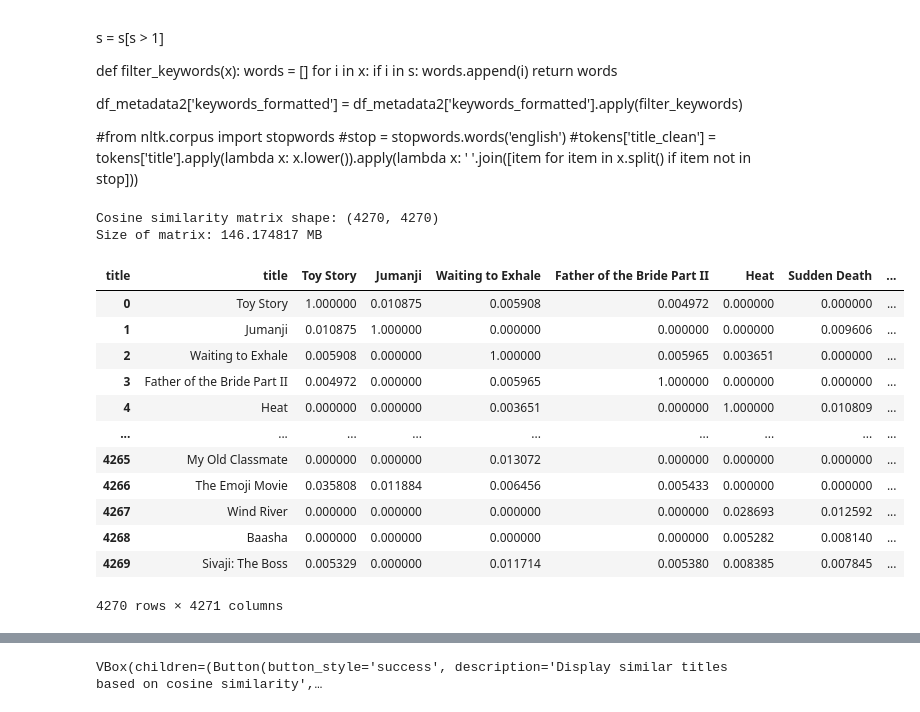
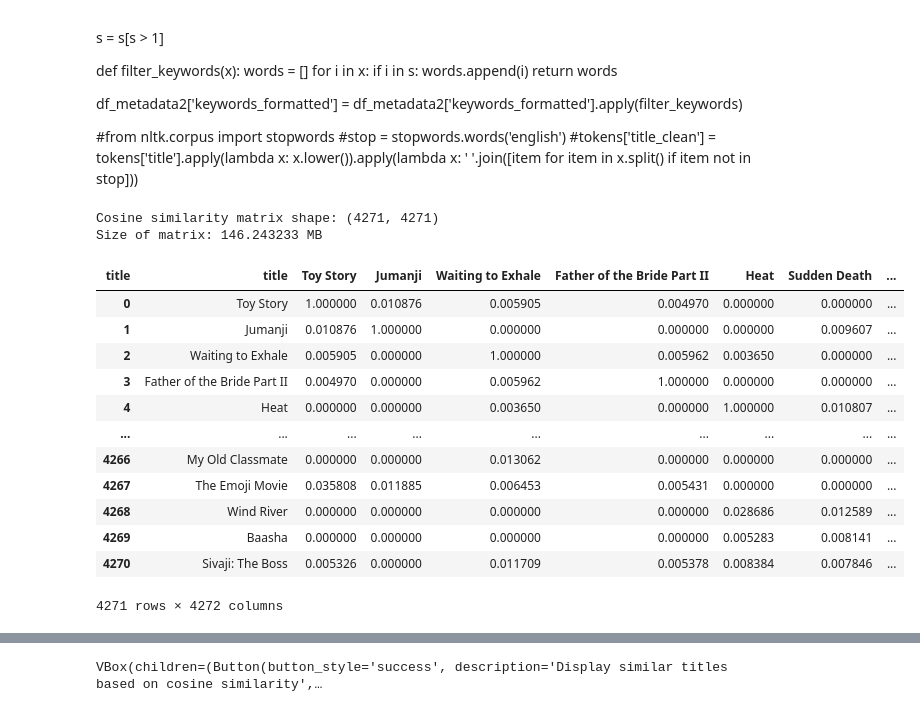
Before and after one commit to jmonsalverodilla/Recommender-Systems, a Jupyter notebook: 2) Content Based Recommender System.ipynb, the cells around one changed output, grey strips where cells are left out. Cells and saved outputs as stored; diff of their text form; code cells hidden in the pictures.

```diff
--- a/2) Content Based Recommender System.ipynb
+++ b/2) Content Based Recommender System.ipynb
@@ -249,3 +255,9 @@ Number of movies with revenues greater than 10 million dollars: 4270
+# %%
+df_metadata_complete = get_soup_column(df_metadata, df_credits, df_keywords)
+columns_selected = ['budget','genres','original_language','popularity','production_companies','production_countries',
+                    'release_date','revenue','runtime','vote_average','vote_count',
+                   'title','soup']
+df_metadata_complete[columns_selected].to_csv(path_metadata_complete, sep=",",index=False)
 # %% [markdown]
 #Filtering keywords that only appear once
 s = df_metadata2.apply(lambda x: pd.Series(x['keywords_formatted']),axis=1).stack().reset_index(level=1, drop=True)
@@ -268,24 +280,24 @@ df_metadata2['keywords_formatted'] = df_metadata2['keywords_formatted'].apply(fi
 #tokens['title_clean'] = tokens['title'].apply(lambda x: x.lower()).apply(lambda x: ' '.join([item for item in x.split() if item not in stop]))
 # %%
 ###########Let's call the functions
-#tokens_content_based, indices_content_based = processing(df_input = df_metadata2, column_identifier = 'title', column_similarities = 'soup')
-tfidf_matrix_content_based= tfidf(df_input = df_metadata2, column_similarities = 'soup', column_identifier = 'title')
-cosine_sim_content_based = similarities(df_input = df_metadata2, tfidf_matrix = tfidf_matrix_content_based, column_identifier = 'title').reset_index()
+#tokens_content_based, indices_content_based = processing(df_input = df_metadata_complete, column_identifier = 'title', column_similarities = 'soup')
+tfidf_matrix_content_based= tfidf(df_input = df_metadata_complete, column_similarities = 'soup', column_identifier = 'title')
+cosine_sim_content_based = similarities(df_input = df_metadata_complete, tfidf_matrix = tfidf_matrix_content_based, column_identifier = 'title').reset_index()
 print("Size of matrix:",sys.getsizeof(cosine_sim_content_based)/10**6 ,"MB")
 display(cosine_sim_content_based)
 # %% [output]
-Cosine similarity matrix shape: (4270, 4270)
-Size of matrix: 146.174817 MB
+Cosine similarity matrix shape: (4271, 4271)
+Size of matrix: 146.243233 MB
 | title | title | Toy Story | Jumanji | Waiting to Exhale | Father of the Bride Part II | Heat | Sudden Death | ... |
-| 0 | Toy Story | 1.000000 | 0.010875 | 0.005908 | 0.004972 | 0.000000 | 0.000000 | ... |
-| 1 | Jumanji | 0.010875 | 1.000000 | 0.000000 | 0.000000 | 0.000000 | 0.009606 | ... |
-| 2 | Waiting to Exhale | 0.005908 | 0.000000 | 1.000000 | 0.005965 | 0.003651 | 0.000000 | ... |
-| 3 | Father of the Bride Part II | 0.004972 | 0.000000 | 0.005965 | 1.000000 | 0.000000 | 0.000000 | ... |
-| 4 | Heat | 0.000000 | 0.000000 | 0.003651 | 0.000000 | 1.000000 | 0.010809 | ... |
+| 0 | Toy Story | 1.000000 | 0.010876 | 0.005905 | 0.004970 | 0.000000 | 0.000000 | ... |
+| 1 | Jumanji | 0.010876 | 1.000000 | 0.000000 | 0.000000 | 0.000000 | 0.009607 | ... |
+| 2 | Waiting to Exhale | 0.005905 | 0.000000 | 1.000000 | 0.005962 | 0.003650 | 0.000000 | ... |
+| 3 | Father of the Bride Part II | 0.004970 | 0.000000 | 0.005962 | 1.000000 | 0.000000 | 0.000000 | ... |
+| 4 | Heat | 0.000000 | 0.000000 | 0.003650 | 0.000000 | 1.000000 | 0.010807 | ... |
 | ... | ... | ... | ... | ... | ... | ... | ... | ... |
-| 4265 | My Old Classmate | 0.000000 | 0.000000 | 0.013072 | 0.000000 | 0.000000 | 0.000000 | ... |
-| 4266 | The Emoji Movie | 0.035808 | 0.011884 | 0.006456 | 0.005433 | 0.000000 | 0.000000 | ... |
-| 4267 | Wind River | 0.000000 | 0.000000 | 0.000000 | 0.000000 | 0.028693 | 0.012592 | ... |
-| 4268 | Baasha | 0.000000 | 0.000000 | 0.000000 | 0.000000 | 0.005282 | 0.008140 | ... |
-| 4269 | Sivaji: The Boss | 0.005329 | 0.000000 | 0.011714 | 0.005380 | 0.008385 | 0.007845 | ... |
+| 4266 | My Old Classmate | 0.000000 | 0.000000 | 0.013062 | 0.000000 | 0.000000 | 0.000000 | ... |
+| 4267 | The Emoji Movie | 0.035808 | 0.011885 | 0.006453 | 0.005431 | 0.000000 | 0.000000 | ... |
+| 4268 | Wind River | 0.000000 | 0.000000 | 0.000000 | 0.000000 | 0.028686 | 0.012589 | ... |
+| 4269 | Baasha | 0.000000 | 0.000000 | 0.000000 | 0.000000 | 0.005283 | 0.008141 | ... |
+| 4270 | Sivaji: The Boss | 0.005326 | 0.000000 | 0.011709 | 0.005378 | 0.008384 | 0.007846 | ... |
-4270 rows × 4271 columns
+4271 rows × 4272 columns
```
Also changed, not shown: parts of 11 cells of this notebook, 13 other files.
